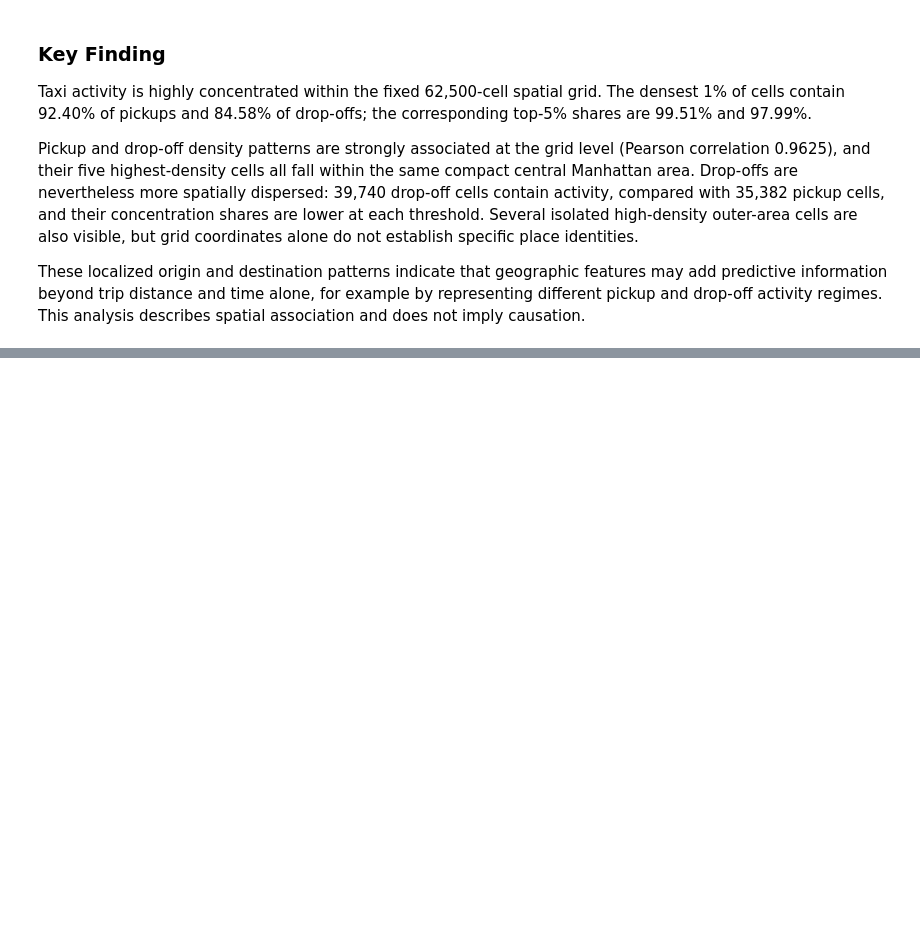
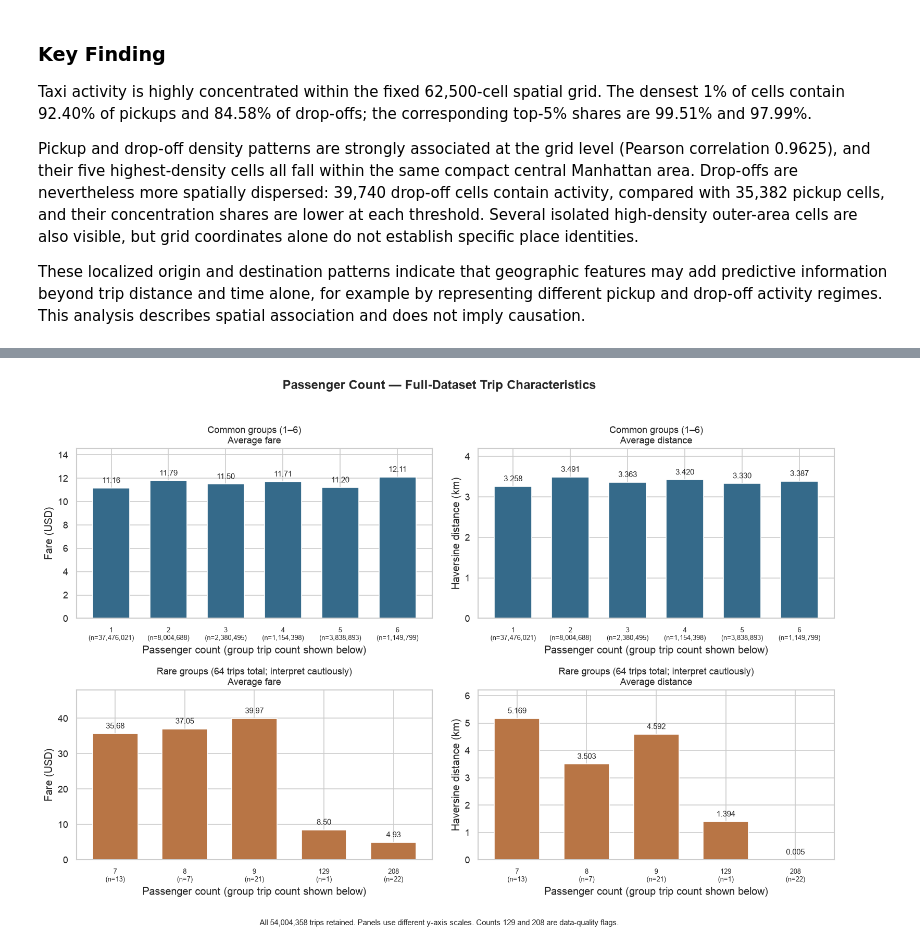
Before and after one commit to xiaochuan-hu/nyc-taxi-fare-prediction, a Jupyter notebook: notebooks/03_exploratory_data_analysis.ipynb, the cells around one changed output, grey strips where cells are left out. Cells and saved outputs as stored; diff of their text form; code cells hidden in the pictures; blank space fills up the shorter version.

```diff
--- a/notebooks/03_exploratory_data_analysis.ipynb
+++ b/notebooks/03_exploratory_data_analysis.ipynb
@@ -1606,0 +1818,28 @@ This analysis describes spatial association and does not imply causation.
+# %%
+fig, axes = plt.subplots(2, 2, figsize=(13, 9))
+for row, (group_label, subset, color) in enumerate([
+    ("Common groups (1–6)", passenger_stats.loc[1:6], "#356A8A"),
+    ("Rare groups (64 trips total; interpret cautiously)", passenger_stats.loc[passenger_stats.index > 6], "#B87545"),
+]):
+    labels = [f"{i}\n(n={int(r.trip_count):,})" for i, r in subset.iterrows()]
+    for col, (column, title, ylabel) in enumerate([
+        ("average_fare", "Average fare", "Fare (USD)"),
+        ("average_distance", "Average distance", "Haversine distance (km)"),
+    ]):
+        ax = axes[row, col]
+        bars = ax.bar(labels, subset[column], color=color, width=0.65)
+        ax.bar_label(bars, fmt="%.3f" if column == "average_distance" else "%.2f", padding=4, fontsize=9)
+        ax.set_ylim(0, subset[column].max() * 1.2)
+        ax.set_title(f"{group_label}\n{title}", fontsize=11)
+        ax.set_xlabel("Passenger count (group trip count shown below)")
+        ax.set_ylabel(ylabel)
+        ax.tick_params(axis="x", labelsize=8)
+fig.suptitle("Passenger Count — Full-Dataset Trip Characteristics", fontweight="bold")
+fig.text(0.5, 0.01, "All 54,004,358 trips retained. Panels use different y-axis scales. Counts 129 and 208 are data-quality flags.",
+         ha="center", fontsize=9)
+fig.tight_layout(rect=(0, 0.04, 1, 0.96))
+fig.savefig(FIGURE_DIR / "average_fare_by_passenger_count.png", dpi=180, bbox_inches="tight")
+plt.show()
+plt.close(fig)
+# %% [output]
+[figure, added]
```
Also changed, not shown: parts of 10 cells of this notebook, 12 other files.
